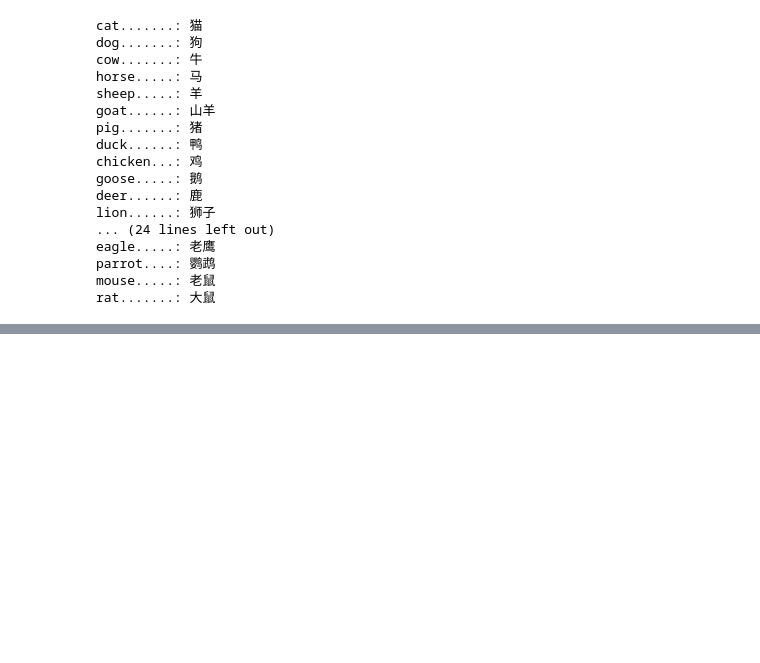
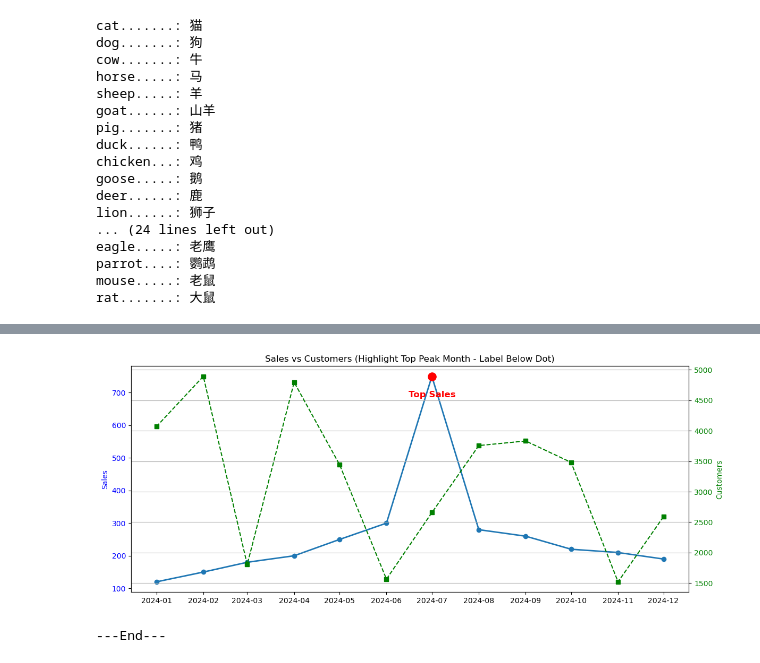
Before and after one commit to alanwongmk/hdb, a Jupyter notebook: Test.ipynb, the cells around one changed output, grey strips where cells are left out. Saved outputs shown, nothing was run; the diff lists cells and outputs as text; code cells hidden in the pictures; blank space fills up the shorter version.

Commit message:
Create More Graphs
Create More Graphs

```diff
--- a/Test.ipynb
+++ b/Test.ipynb
@@ -310,0 +311,65 @@ plt.show()
+# %%
+import pandas as pd
+import matplotlib.pyplot as plt
+import numpy as np
+
+# --- Generate sample monthly data ---
+dates = pd.date_range(start="2024-01-01", periods=12, freq="MS")
+
+# Create a clear peak for demonstration
+sales = np.array([120, 150, 180, 200, 250, 300, 750, 280, 260, 220, 210, 190])
+customers = np.random.randint(1500, 5000, size=12)
+
+df = pd.DataFrame({
+    "date": dates,
+    "sales": sales,
+    "customers": customers
+})
+
+# --- Find top peak ---
+peak_idx = df["sales"].idxmax()
+peak_date = df.loc[peak_idx, "date"]
+peak_value = df.loc[peak_idx, "sales"]
+
+# --- Plot ---
+fig, ax1 = plt.subplots(figsize=(12, 5))
+
+# Left y-axis (Sales)
+ax1.plot(df["date"], df["sales"], marker="o", linewidth=2, label="Sales")
+ax1.set_ylabel("Sales", color="blue")
+ax1.tick_params(axis='y', labelcolor='blue')
+
+# Highlight the peak month
+ax1.scatter(peak_date, peak_value, color="red", s=120, zorder=5)
+ax1.annotate(
+    "Top Sales",
+    xy=(peak_date, peak_value),
+    xytext=(0, -20),             # ← move label BELOW the dot
+    textcoords="offset points",
+    ha="center",
+    va="top",                    # ← align text above its anchor
+    color="red",
+    fontsize=12,
+    fontweight="bold"
+)
+
+# Right y-axis (Customers)
+ax2 = ax1.twinx()
+ax2.plot(df["date"], df["customers"], marker="s", linestyle="--",
+         color="green", label="Customers")
+ax2.set_ylabel("Customers", color="green")
+ax2.tick_params(axis='y', labelcolor='green')
+
+# X-axis ticks (every month)
+plt.xticks(df["date"], df["date"].dt.strftime("%Y-%m"), rotation=45)
+
+plt.grid()
+plt.title("Sales vs Customers (Highlight Top Peak Month - Label Below Dot)")
+plt.tight_layout()
+plt.show()
+# %% [output]
+[figure, added]
+# %%
+print("---End---")
+# %% [output]
+---End---
```
Also changed, not shown: parts of 3 cells of this notebook.
